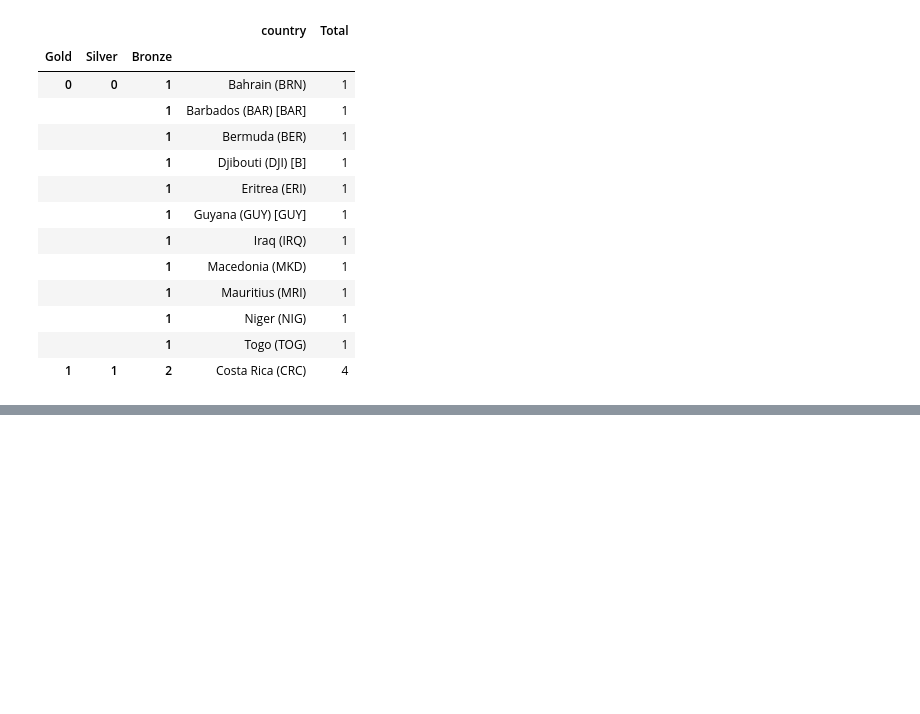
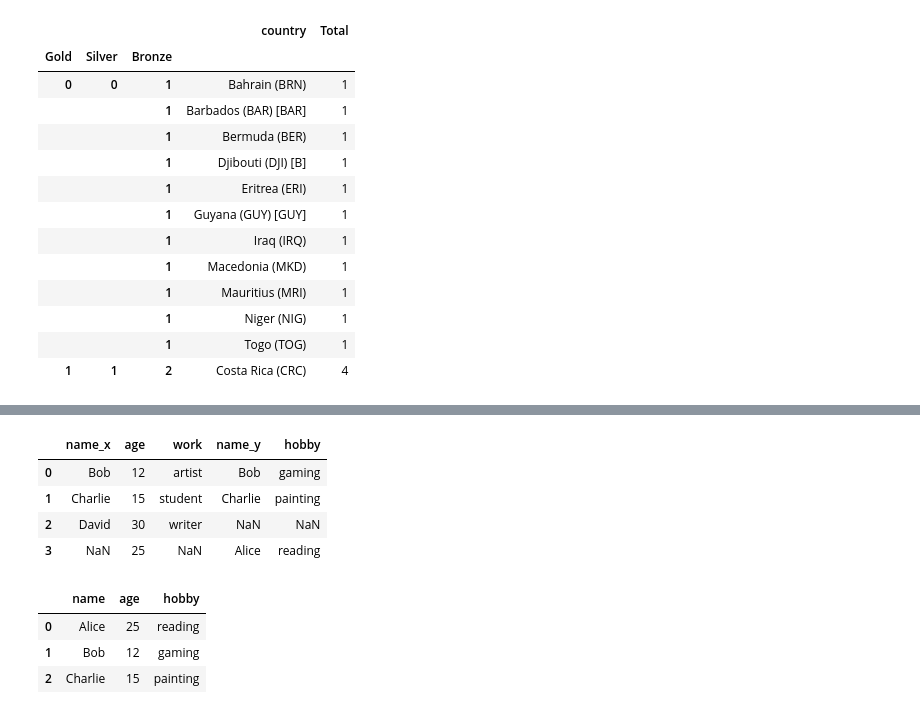
Before and after one commit to kishorepv/Data-Science-with-Python, a Jupyter notebook: Pandas library (Python).ipynb, the cells around one changed output, grey strips where cells are left out. Drawn from its saved outputs; the diff is of its cells as text; code cells hidden in the pictures; blank space fills up the shorter version.

```diff
--- a/Pandas library (Python).ipynb
+++ b/Pandas library (Python).ipynb
@@ -852,0 +927,20 @@ df_midx.loc[[(0,0,1), (1,1,2)]][["country","Total"]]
+# %%
+#merge on non-indices
+joy_df.reset_index(inplace=True) #okay to use, as index has a name
+work_df.reset_index(inplace=True) #okay to use, as index has a name
+age_join=pd.merge(work_df, joy_df, how="outer", left_on="age", right_on="age")
+# %%
+age_join
+# %% [output]
+|  | name_x | age | work | name_y | hobby |
+| 0 | Bob | 12 | artist | Bob | gaming |
+| 1 | Charlie | 15 | student | Charlie | painting |
+| 2 | David | 30 | writer | NaN | NaN |
+| 3 | NaN | 25 | NaN | Alice | reading |
+# %%
+joy_df.reset_index()
+# %% [output]
+|  | name | age | hobby |
+| 0 | Alice | 25 | reading |
+| 1 | Bob | 12 | gaming |
+| 2 | Charlie | 15 | painting |
```
Also changed, not shown: parts of 15 cells of this notebook.
